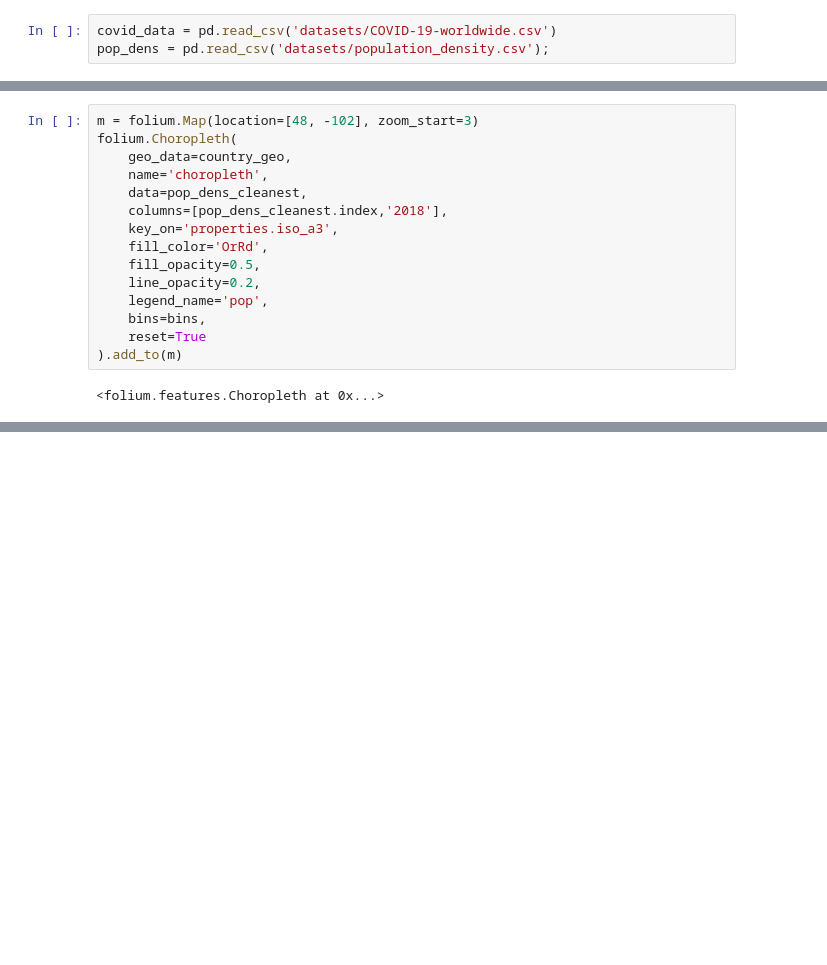
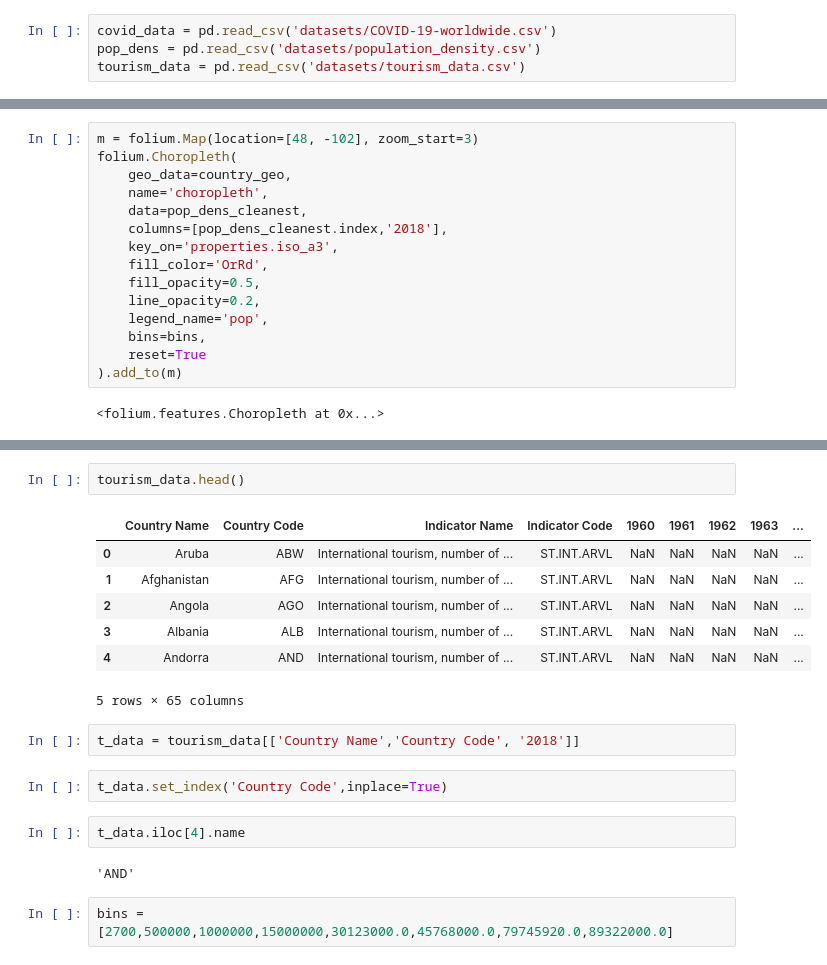
Before and after one commit to magei00/SocialData02806_2020, a Jupyter notebook: final_project/basic_map.ipynb, the cells around one changed output, grey strips where cells are left out. Cells and saved outputs as stored; diff of their text form; blank space fills up the shorter version.

```diff
--- a/final_project/basic_map.ipynb
+++ b/final_project/basic_map.ipynb
@@ -7,7 +7,8 @@ import matplotlib.pyplot as plt
 country_geo = 'datasets/all_countries.geo.json'
 # %%
 covid_data = pd.read_csv('datasets/COVID-19-worldwide.csv')
-pop_dens = pd.read_csv('datasets/population_density.csv');
+pop_dens = pd.read_csv('datasets/population_density.csv')
+tourism_data = pd.read_csv('datasets/tourism_data.csv')
 # %%
 pop_dens.head()
 # %% [output]
@@ -153,3 +165,23 @@ folium.Choropleth(
 m
 # %% [output]
 [interactive output not drawn]
+# %%
+tourism_data.head()
+# %% [output]
+|  | Country Name | Country Code | Indicator Name | Indicator Code | 1960 | 1961 | 1962 | 1963 | ... |
+| 0 | Aruba | ABW | International tourism, number of ... | ST.INT.ARVL | NaN | NaN | NaN | NaN | ... |
+| 1 | Afghanistan | AFG | International tourism, number of ... | ST.INT.ARVL | NaN | NaN | NaN | NaN | ... |
+| 2 | Angola | AGO | International tourism, number of ... | ST.INT.ARVL | NaN | NaN | NaN | NaN | ... |
+| 3 | Albania | ALB | International tourism, number of ... | ST.INT.ARVL | NaN | NaN | NaN | NaN | ... |
+| 4 | Andorra | AND | International tourism, number of ... | ST.INT.ARVL | NaN | NaN | NaN | NaN | ... |
+5 rows × 65 columns
+# %%
+t_data = tourism_data[['Country Name','Country Code', '2018']]
+# %%
+t_data.set_index('Country Code',inplace=True)
+# %%
+t_data.iloc[4].name
+# %% [output]
+'AND'
+# %%
+bins = [2700,500000,1000000,15000000,30123000.0,45768000.0,79745920.0,89322000.0]
```
Also changed, not shown: parts of 13 cells of this notebook, 1 other file.
